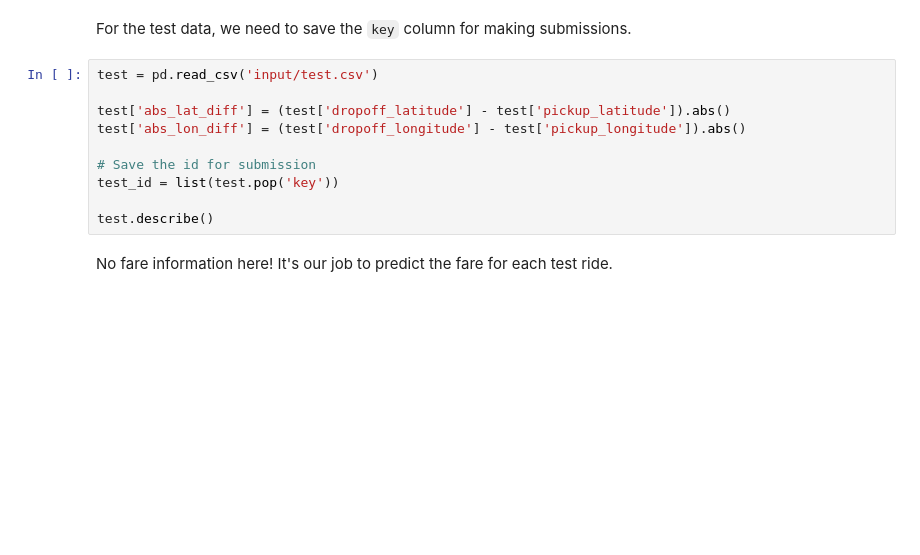
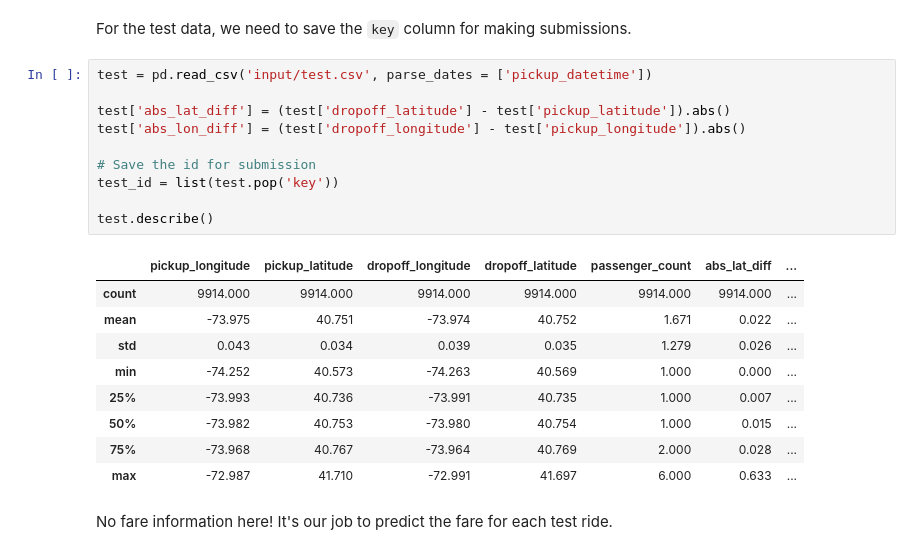
Before and after one commit to WillKoehrsen/taxi-fare, a Jupyter notebook: Start Simple.ipynb, the cells around one changed output. Cells and saved outputs as stored; diff of their text form; blank space fills up the shorter version.

```diff
--- a/Start Simple.ipynb
+++ b/Start Simple.ipynb
@@ -250,15 +333,25 @@ Before we forget, we need to read in the test data and create the same features.
 # %% [markdown]
 For the test data, we need to save the `key` column for making submissions.
 # %%
-test = pd.read_csv('input/test.csv')
+test = pd.read_csv('input/test.csv', parse_dates = ['pickup_datetime'])
 
 test['abs_lat_diff'] = (test['dropoff_latitude'] - test['pickup_latitude']).abs()
 test['abs_lon_diff'] = (test['dropoff_longitude'] - test['pickup_longitude']).abs()
 
 # Save the id for submission
 test_id = list(test.pop('key'))
 
 test.describe()
+# %% [output]
+|  | pickup_longitude | pickup_latitude | dropoff_longitude | dropoff_latitude | passenger_count | abs_lat_diff | ... |
+| count | 9914.000 | 9914.000 | 9914.000 | 9914.000 | 9914.000 | 9914.000 | ... |
+| mean | -73.975 | 40.751 | -73.974 | 40.752 | 1.671 | 0.022 | ... |
+| std | 0.043 | 0.034 | 0.039 | 0.035 | 1.279 | 0.026 | ... |
+| min | -74.252 | 40.573 | -74.263 | 40.569 | 1.000 | 0.000 | ... |
+| 25% | -73.993 | 40.736 | -73.991 | 40.735 | 1.000 | 0.007 | ... |
+| 50% | -73.982 | 40.753 | -73.980 | 40.754 | 1.000 | 0.015 | ... |
+| 75% | -73.968 | 40.767 | -73.964 | 40.769 | 2.000 | 0.028 | ... |
+| max | -72.987 | 41.710 | -72.991 | 41.697 | 6.000 | 0.633 | ... |
 # %% [markdown]
 No fare information here! It's our job to predict the fare for each test ride.
 # %%
```
Also changed, not shown: parts of 60 cells of this notebook, 1 other file.
